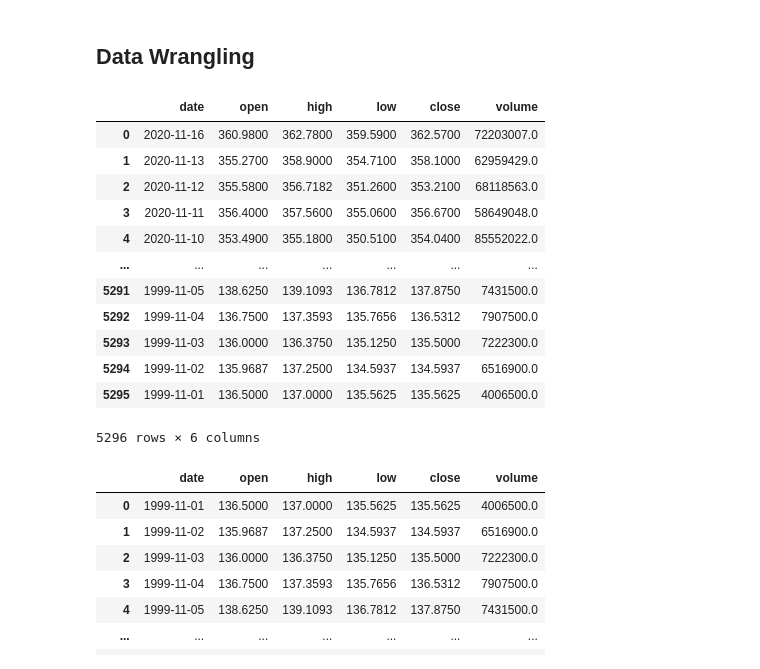
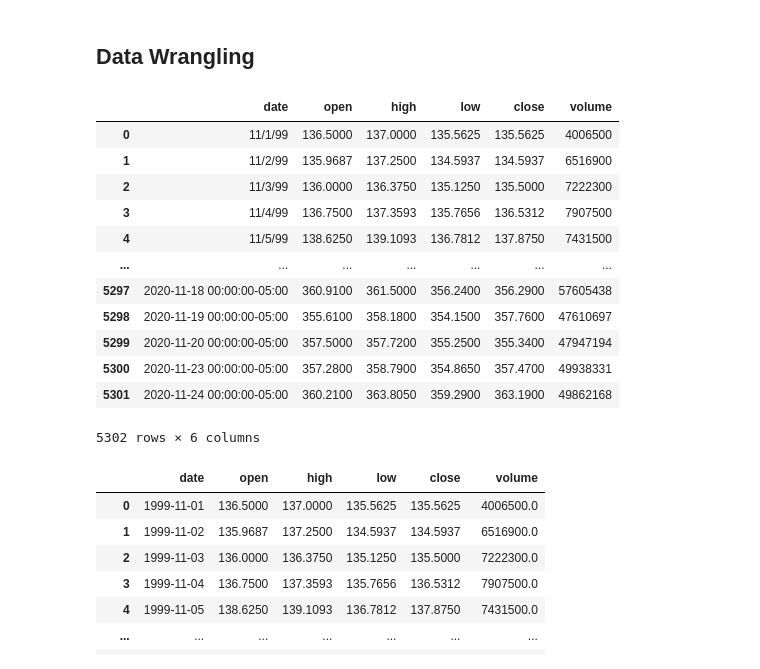
Before and after one commit to bahaneku/stock-trading-bot, a Jupyter notebook: Models/daily_predictions/training_daily_model.ipynb, the cells around one changed output. Saved outputs shown, nothing was run; the diff lists cells and outputs as text; code cells hidden in the pictures.

```diff
--- a/Models/daily_predictions/training_daily_model.ipynb
+++ b/Models/daily_predictions/training_daily_model.ipynb
@@ -5,23 +5,23 @@ from sklearn import preprocessing
 # %% [markdown]
 ## Data Wrangling
 # %%
-data=pd.read_csv("../SPY_daily.csv")
+data=pd.read_csv("../../Data/S&P_daily.csv")
 data.rename(columns={"1. open":"open","2. high":"high","3. low":"low","4. close":"close","5. volume":"volume"}, inplace=True)
 data
 # %% [output]
 |  | date | open | high | low | close | volume |
-| 0 | 2020-11-16 | 360.9800 | 362.7800 | 359.5900 | 362.5700 | 72203007.0 |
-| 1 | 2020-11-13 | 355.2700 | 358.9000 | 354.7100 | 358.1000 | 62959429.0 |
-| 2 | 2020-11-12 | 355.5800 | 356.7182 | 351.2600 | 353.2100 | 68118563.0 |
-| 3 | 2020-11-11 | 356.4000 | 357.5600 | 355.0600 | 356.6700 | 58649048.0 |
-| 4 | 2020-11-10 | 353.4900 | 355.1800 | 350.5100 | 354.0400 | 85552022.0 |
+| 0 | 11/1/99 | 136.5000 | 137.0000 | 135.5625 | 135.5625 | 4006500 |
+| 1 | 11/2/99 | 135.9687 | 137.2500 | 134.5937 | 134.5937 | 6516900 |
+| 2 | 11/3/99 | 136.0000 | 136.3750 | 135.1250 | 135.5000 | 7222300 |
+| 3 | 11/4/99 | 136.7500 | 137.3593 | 135.7656 | 136.5312 | 7907500 |
+| 4 | 11/5/99 | 138.6250 | 139.1093 | 136.7812 | 137.8750 | 7431500 |
 | ... | ... | ... | ... | ... | ... | ... |
-| 5291 | 1999-11-05 | 138.6250 | 139.1093 | 136.7812 | 137.8750 | 7431500.0 |
-| 5292 | 1999-11-04 | 136.7500 | 137.3593 | 135.7656 | 136.5312 | 7907500.0 |
-| 5293 | 1999-11-03 | 136.0000 | 136.3750 | 135.1250 | 135.5000 | 7222300.0 |
-| 5294 | 1999-11-02 | 135.9687 | 137.2500 | 134.5937 | 134.5937 | 6516900.0 |
-| 5295 | 1999-11-01 | 136.5000 | 137.0000 | 135.5625 | 135.5625 | 4006500.0 |
+| 5297 | 2020-11-18 00:00:00-05:00 | 360.9100 | 361.5000 | 356.2400 | 356.2900 | 57605438 |
+| 5298 | 2020-11-19 00:00:00-05:00 | 355.6100 | 358.1800 | 354.1500 | 357.7600 | 47610697 |
+| 5299 | 2020-11-20 00:00:00-05:00 | 357.5000 | 357.7200 | 355.2500 | 355.3400 | 47947194 |
+| 5300 | 2020-11-23 00:00:00-05:00 | 357.2800 | 358.7900 | 354.8650 | 357.4700 | 49938331 |
+| 5301 | 2020-11-24 00:00:00-05:00 | 360.2100 | 363.8050 | 359.2900 | 363.1900 | 49862168 |
-5296 rows × 6 columns
+5302 rows × 6 columns
 # %%
 # Flipping the dataset
 data = data[::-1].reset_index(drop=True)
```
Also changed, not shown: parts of 8 cells of this notebook, 4 other files.
